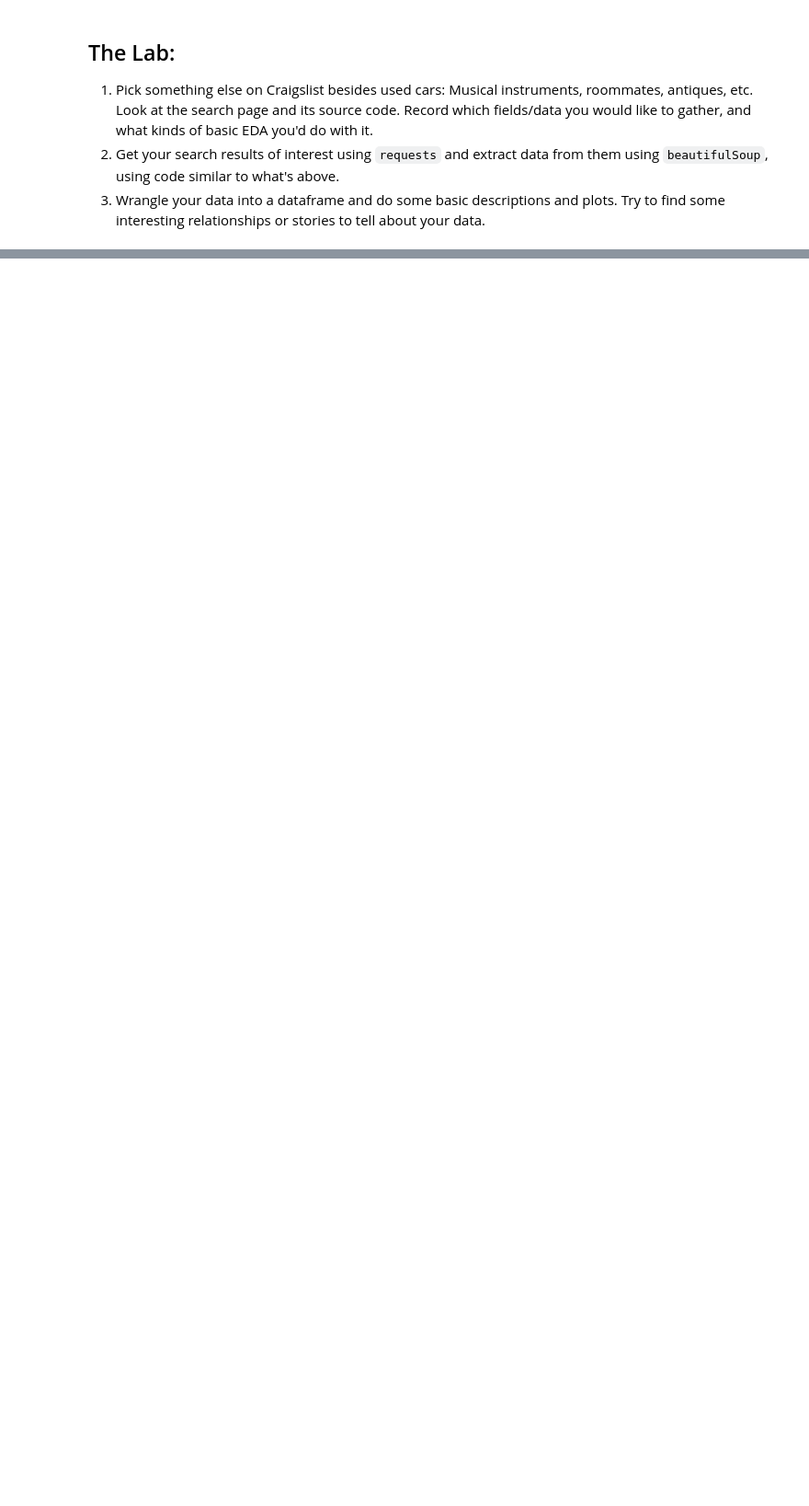
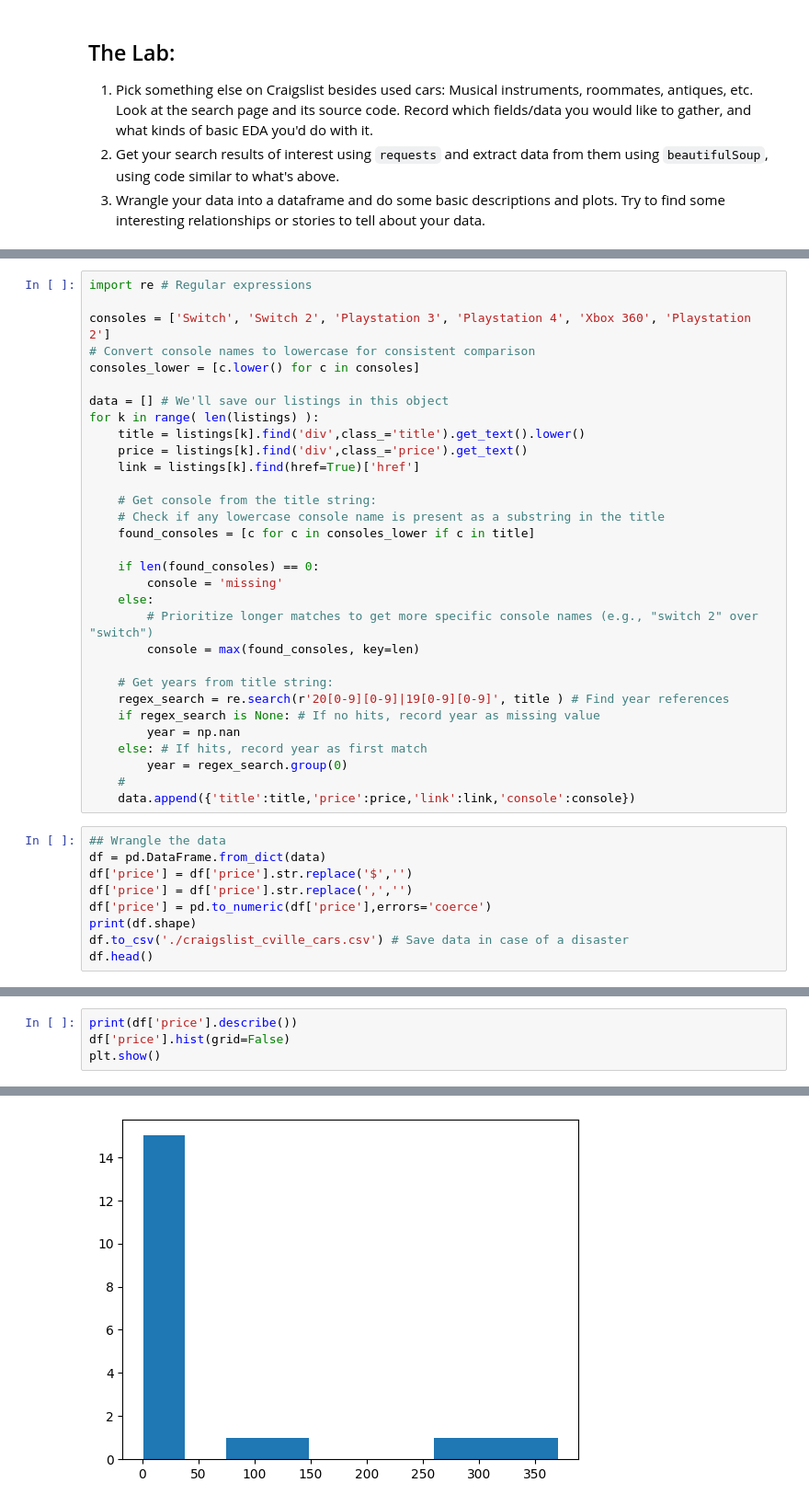
Before and after one commit to dylanmulieri/wrangling, a Jupyter notebook: lab/lab.ipynb, the cells around one changed output, grey strips where cells are left out. Shown at 92% size. Saved outputs shown, nothing was run; the diff lists cells and outputs as text; blank space fills up the shorter version.

```diff
--- a/lab/lab.ipynb
+++ b/lab/lab.ipynb
@@ -209,0 +220,40 @@ log_age    -0.382435  1.000000
+# %%
+import re # Regular expressions
+
+consoles = ['Switch', 'Switch 2', 'Playstation 3', 'Playstation 4', 'Xbox 360', 'Playstation 2']
+# Convert console names to lowercase for consistent comparison
+consoles_lower = [c.lower() for c in consoles]
+
+data = [] # We'll save our listings in this object
+for k in range( len(listings) ):
+    title = listings[k].find('div',class_='title').get_text().lower()
+    price = listings[k].find('div',class_='price').get_text()
+    link = listings[k].find(href=True)['href']
+
+    # Get console from the title string:
+    # Check if any lowercase console name is present as a substring in the title
+    found_consoles = [c for c in consoles_lower if c in title]
+
+    if len(found_consoles) == 0:
+        console = 'missing'
+    else:
+        # Prioritize longer matches to get more specific console names (e.g., "switch 2" over "switch")
+        console = max(found_consoles, key=len)
+
+    # Get years from title string:
+    regex_search = re.search(r'20[0-9][0-9]|19[0-9][0-9]', title ) # Find year references
+    if regex_search is None: # If no hits, record year as missing value
+        year = np.nan
+    else: # If hits, record year as first match
+        year = regex_search.group(0)
+    #
+    data.append({'title':title,'price':price,'link':link,'console':console})
+# %%
+## Wrangle the data
+df = pd.DataFrame.from_dict(data)
+df['price'] = df['price'].str.replace('$','')
+df['price'] = df['price'].str.replace(',','')
+df['price'] = pd.to_numeric(df['price'],errors='coerce')
+print(df.shape)
+df.to_csv('./craigslist_cville_cars.csv') # Save data in case of a disaster
+df.head()
@@ -209,0 +268,5 @@ log_age    -0.382435  1.000000
+# %%
+print(df['price'].describe())
+df['price'].hist(grid=False)
+plt.show()
+# %% [output]
@@ -209,0 +282 @@ log_age    -0.382435  1.000000
+[figure, added]
```
Also changed, not shown: parts of 5 cells of this notebook.
